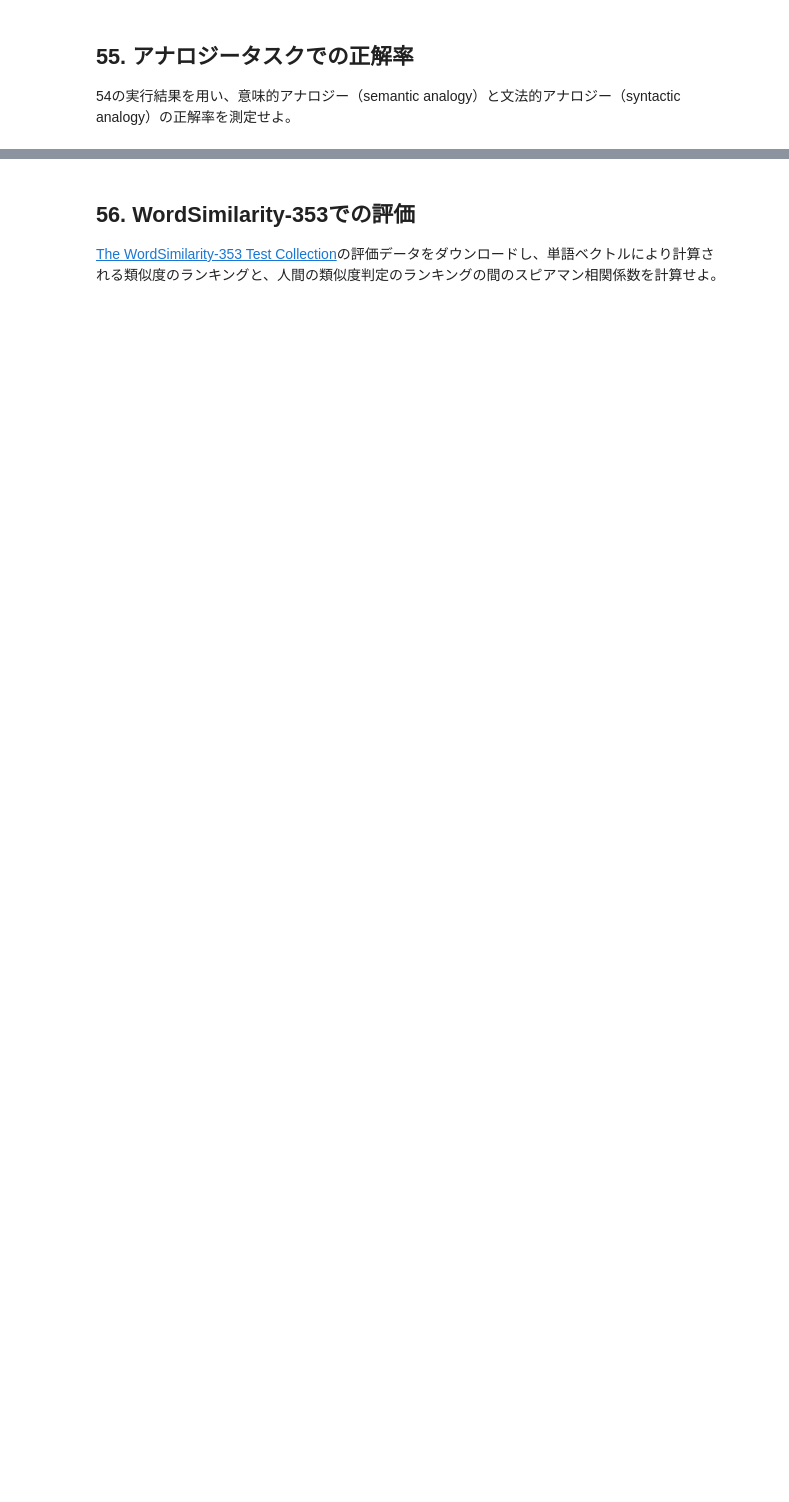
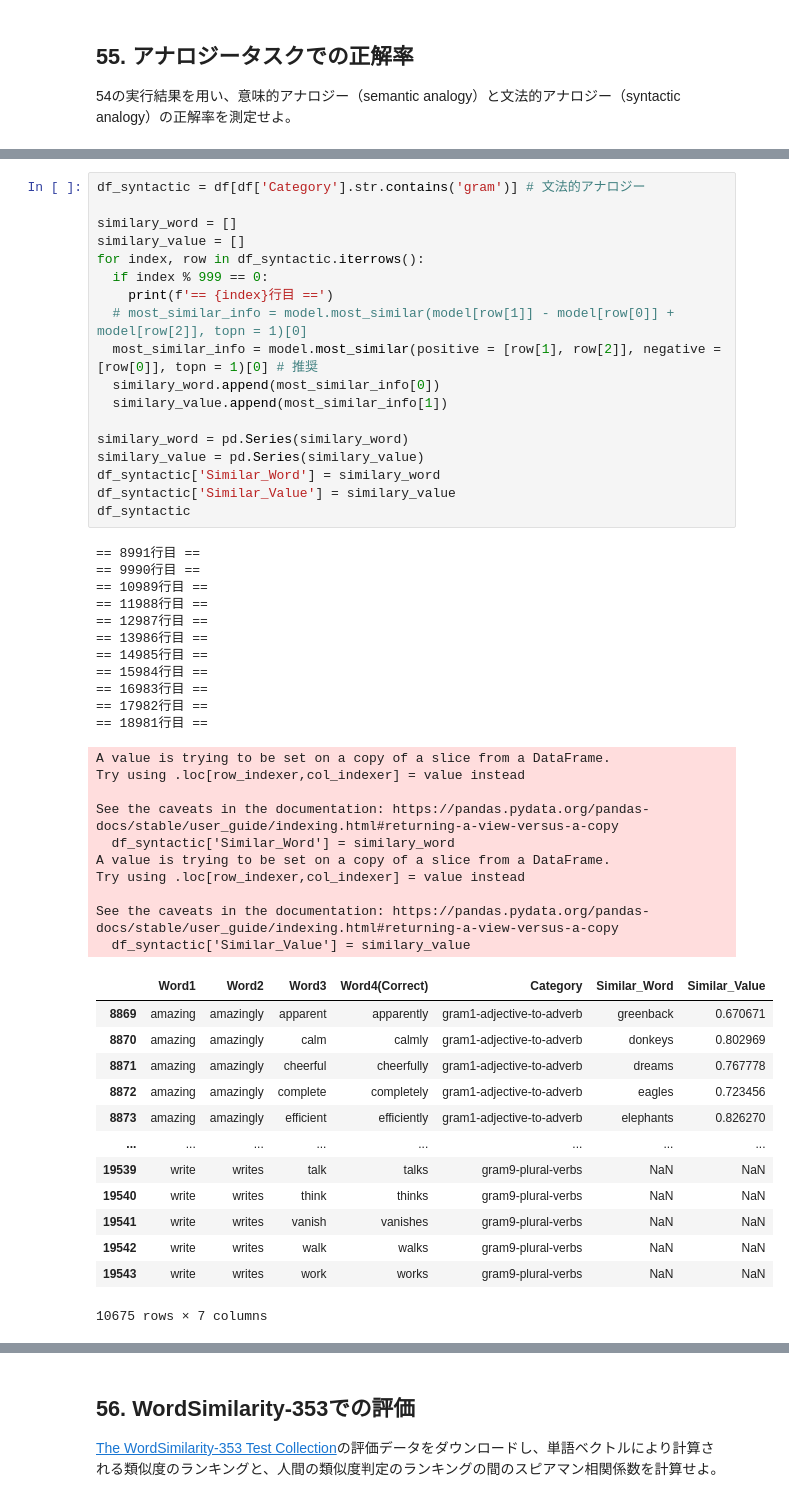
Before and after one commit to tempuraguruguru/nlp, a Jupyter notebook: ja/ch06.ipynb, the cells around one changed output, grey strips where cells are left out. Saved outputs shown, nothing was run; the diff lists cells and outputs as text; blank space fills up the shorter version.

```diff
--- a/ja/ch06.ipynb
+++ b/ja/ch06.ipynb
@@ -28,0 +243,53 @@ Google Newsデータセット（約1,000億単語）での[学習済み単語ベ
+# %%
+df_syntactic = df[df['Category'].str.contains('gram')] # 文法的アナロジー
+
+similary_word = []
+similary_value = []
+for index, row in df_syntactic.iterrows():
+  if index % 999 == 0:
+    print(f'== {index}行目 ==')
+  # most_similar_info = model.most_similar(model[row[1]] - model[row[0]] + model[row[2]], topn = 1)[0]
+  most_similar_info = model.most_similar(positive = [row[1], row[2]], negative = [row[0]], topn = 1)[0] # 推奨
+  similary_word.append(most_similar_info[0])
+  similary_value.append(most_similar_info[1])
+
+similary_word = pd.Series(similary_word)
+similary_value = pd.Series(similary_value)
+df_syntactic['Similar_Word'] = similary_word
+df_syntactic['Similar_Value'] = similary_value
+df_syntactic
+# %% [output]
+== 8991行目 ==
+== 9990行目 ==
+== 10989行目 ==
+== 11988行目 ==
+== 12987行目 ==
+== 13986行目 ==
+== 14985行目 ==
+== 15984行目 ==
+== 16983行目 ==
+== 17982行目 ==
+== 18981行目 ==
+A value is trying to be set on a copy of a slice from a DataFrame.
+Try using .loc[row_indexer,col_indexer] = value instead
+
+See the caveats in the documentation: https://pandas.pydata.org/pandas-docs/stable/user_guide/indexing.html#returning-a-view-versus-a-copy
+  df_syntactic['Similar_Word'] = similary_word
+A value is trying to be set on a copy of a slice from a DataFrame.
+Try using .loc[row_indexer,col_indexer] = value instead
+
+See the caveats in the documentation: https://pandas.pydata.org/pandas-docs/stable/user_guide/indexing.html#returning-a-view-versus-a-copy
+  df_syntactic['Similar_Value'] = similary_value
+|  | Word1 | Word2 | Word3 | Word4(Correct) | Category | Similar_Word | Similar_Value |
+| 8869 | amazing | amazingly | apparent | apparently | gram1-adjective-to-adverb | greenback | 0.670671 |
+| 8870 | amazing | amazingly | calm | calmly | gram1-adjective-to-adverb | donkeys | 0.802969 |
+| 8871 | amazing | amazingly | cheerful | cheerfully | gram1-adjective-to-adverb | dreams | 0.767778 |
+| 8872 | amazing | amazingly | complete | completely | gram1-adjective-to-adverb | eagles | 0.723456 |
+| 8873 | amazing | amazingly | efficient | efficiently | gram1-adjective-to-adverb | elephants | 0.826270 |
+| ... | ... | ... | ... | ... | ... | ... | ... |
+| 19539 | write | writes | talk | talks | gram9-plural-verbs | NaN | NaN |
+| 19540 | write | writes | think | thinks | gram9-plural-verbs | NaN | NaN |
+| 19541 | write | writes | vanish | vanishes | gram9-plural-verbs | NaN | NaN |
+| 19542 | write | writes | walk | walks | gram9-plural-verbs | NaN | NaN |
+| 19543 | write | writes | work | works | gram9-plural-verbs | NaN | NaN |
+10675 rows × 7 columns
```
Also changed, not shown: parts of 21 cells of this notebook.
